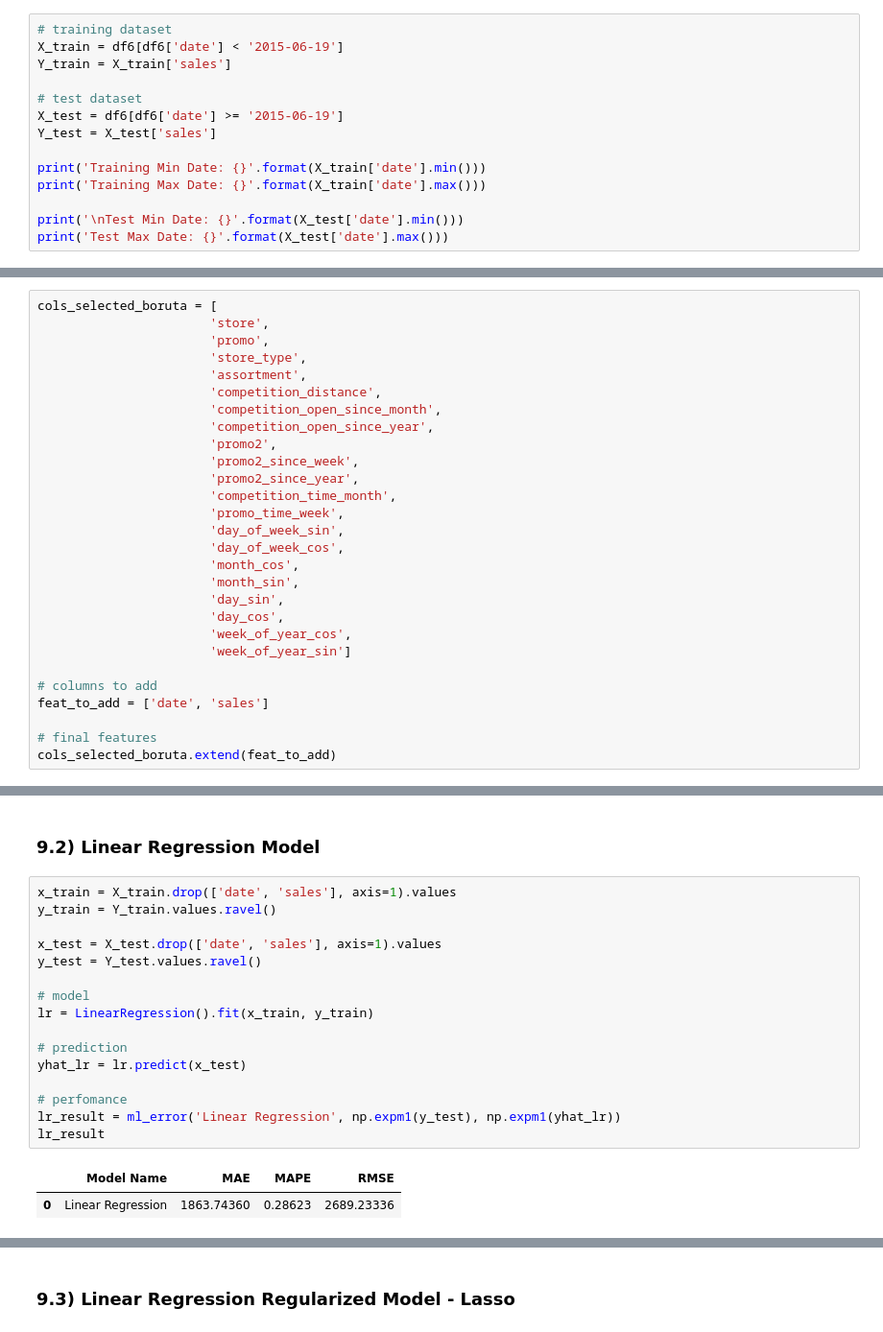
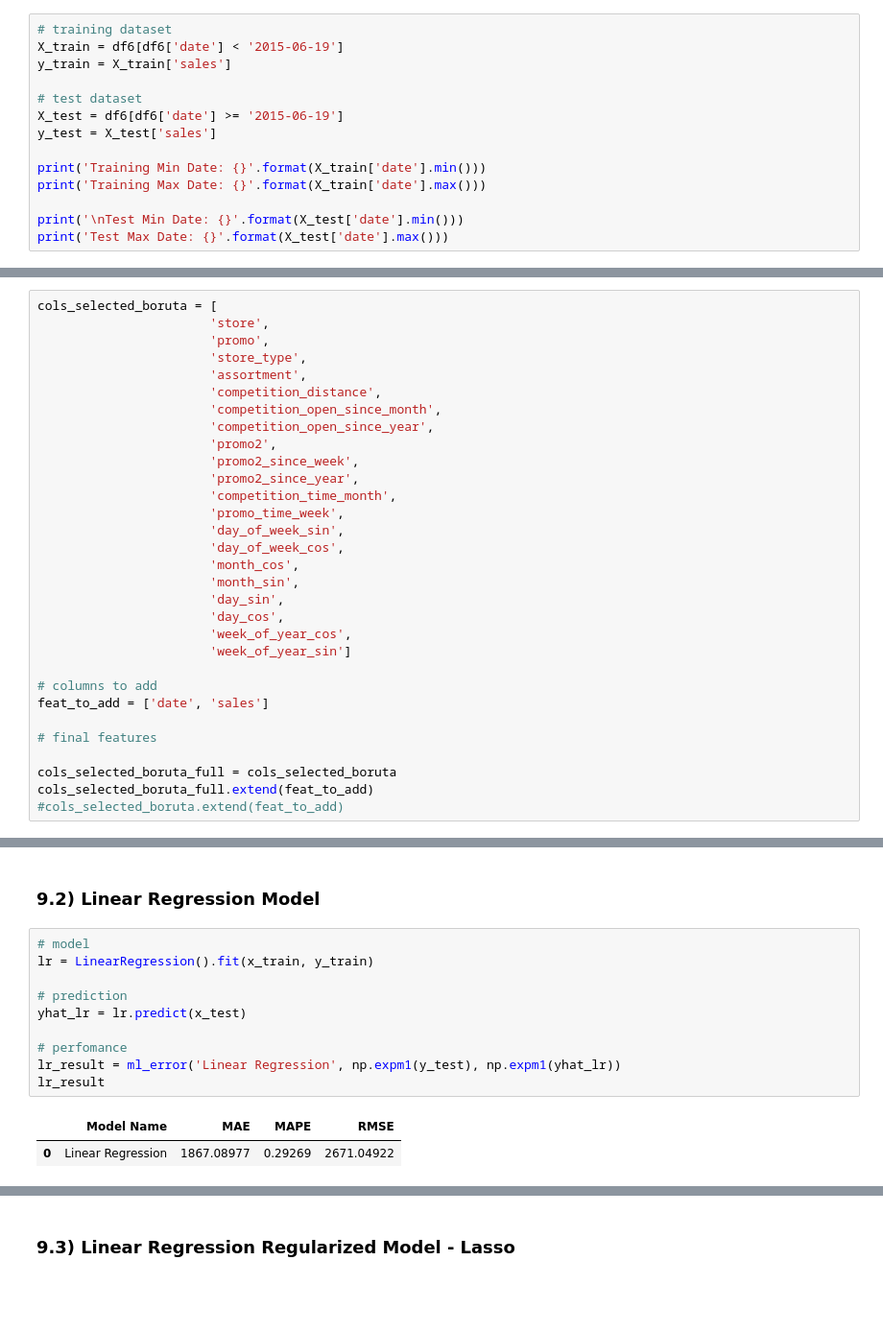
Before and after one commit to jaohenritm/Rossman, a Jupyter notebook: store_sales_prediction.ipynb, the cells around one changed output, grey strips where cells are left out. Shown at 96% size. Cells and saved outputs as stored; diff of their text form; blank space fills up the shorter version.

```diff
--- a/store_sales_prediction.ipynb
+++ b/store_sales_prediction.ipynb
@@ -888,11 +948,11 @@ Timestamp('2015-06-19 00:00:00')
 # %%
 # training dataset
 X_train = df6[df6['date'] < '2015-06-19']
-Y_train = X_train['sales']
+y_train = X_train['sales']
 
 # test dataset
 X_test = df6[df6['date'] >= '2015-06-19']
-Y_test = X_test['sales']
+y_test = X_test['sales']
 
 print('Training Min Date: {}'.format(X_train['date'].min()))
 print('Training Max Date: {}'.format(X_train['date'].max()))
@@ -960,6 +1018,9 @@ cols_selected_boruta = [
 feat_to_add = ['date', 'sales']
 
 # final features
-cols_selected_boruta.extend(feat_to_add)
+
+cols_selected_boruta_full = cols_selected_boruta
+cols_selected_boruta_full.extend(feat_to_add)
+#cols_selected_boruta.extend(feat_to_add)
 # %% [markdown]
 ## 9) Machine Learning Modelling
@@ -1002,21 +1072,15 @@ See the caveats in the documentation: https://pandas.pydata.org/pandas-docs/stab
 # %% [markdown]
 ### 9.2) Linear Regression Model
 # %%
-x_train = X_train.drop(['date', 'sales'], axis=1).values
-y_train = Y_train.values.ravel()
-
-x_test = X_test.drop(['date', 'sales'], axis=1).values
-y_test = Y_test.values.ravel()
-
 # model
 lr = LinearRegression().fit(x_train, y_train)
 
 # prediction
 yhat_lr = lr.predict(x_test)
 
 # perfomance
 lr_result = ml_error('Linear Regression', np.expm1(y_test), np.expm1(yhat_lr))
 lr_result
 # %% [output]
 |  | Model Name | MAE | MAPE | RMSE |
-| 0 | Linear Regression | 1863.74360 | 0.28623 | 2689.23336 |
+| 0 | Linear Regression | 1867.08977 | 0.29269 | 2671.04922 |
```
Also changed, not shown: parts of 32 cells of this notebook.
